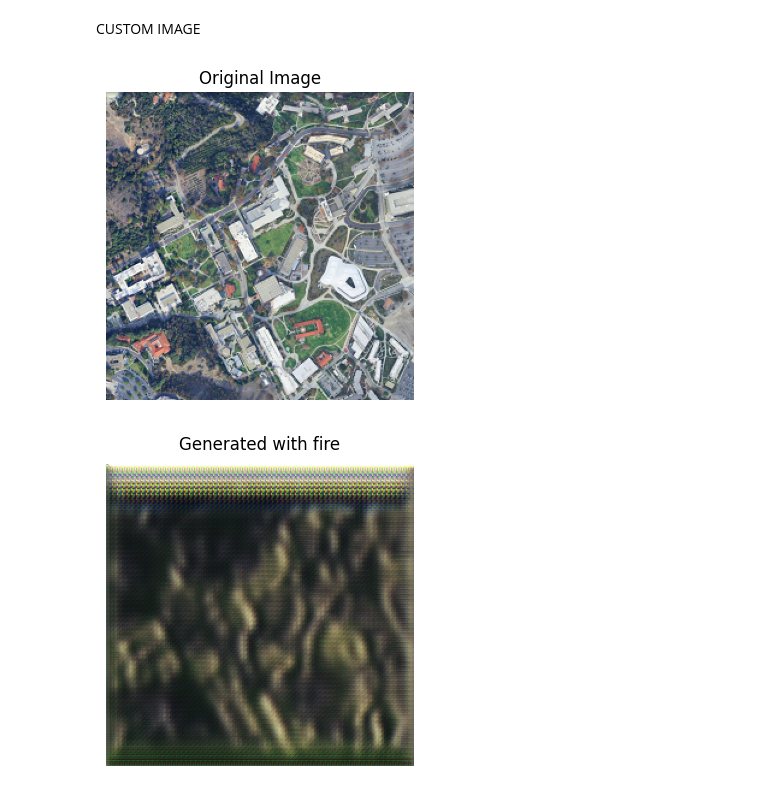
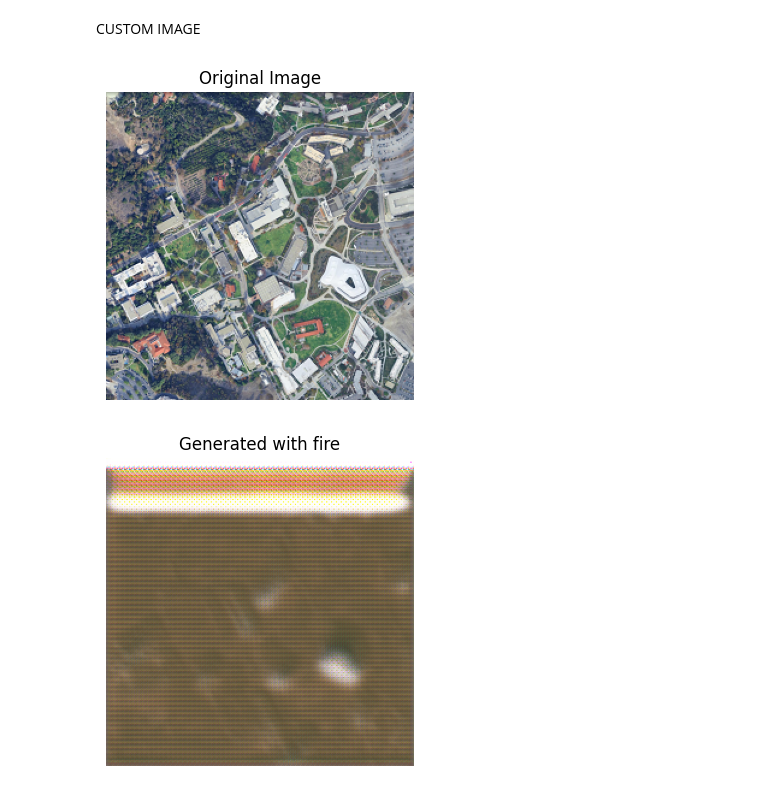
Before and after one commit to p-vinh/Disaster-Scenario-Sim, a Jupyter notebook: model/starGAN.ipynb, the cells around one changed output. Saved outputs shown, nothing was run; the diff lists cells and outputs as text; code cells hidden in the pictures.

```diff
--- a/model/starGAN.ipynb
+++ b/model/starGAN.ipynb
@@ -524,7 +549,7 @@ import glob
 import torchvision.utils as vutils
 
 
-latest_ckpt = "/home/vinnie/Disaster-Scenario-Sim/model/checkpoints/ckpt_epoch30.pt"
+latest_ckpt = "/home/vinnie/Disaster-Scenario-Sim/model/checkpoints/ckpt_epoch70.pt"
 print(f"Loading checkpoint: {latest_ckpt}")
 ckpt = torch.load(latest_ckpt, map_location=device)
 attr_list = list(range(attr_dim))
@@ -675,7 +710,7 @@ from PIL import Image
 import torchvision.transforms as T
 
 # 1) load & preprocess your image
-img_path = "test.png"
+img_path = "cpp.png"
 img = Image.open(img_path).convert("RGB")
 prep = T.Compose([
     T.Resize(256),            # or T.CenterCrop(256) if already >256
@@ -683,31 +718,31 @@ prep = T.Compose([
     T.ToTensor(),
     T.Normalize((0.5,0.5,0.5),
                 (0.5,0.5,0.5))
 ])
 x = prep(img).unsqueeze(0).to(device)  # shape [1,3,256,256]
 
 # 2) pick a target attribute c (tensor of shape [1])
 #    here we pick attribute index 3 for example
 c = torch.tensor([1], dtype=torch.long, device=device)
 
 # 3) run through G
 with torch.no_grad():
     out = G(x, c).cpu()
 
 out_img = denorm(out[0]).permute(1,2,0).numpy()
 
 plt.figure(figsize=(4,4))
 plt.imshow(denorm(x[0]).cpu().permute(1, 2, 0).numpy())
 plt.axis("off")
 plt.title("Original Image")
 plt.show()
 
 
 plt.figure(figsize=(4,4))
 plt.imshow(out_img)
 plt.axis("off")
 plt.title(f"Generated with {idx2type[c.item()]}")
 plt.show()
 # %% [output]
 [figure]
-[figure, old version]
+[figure, new version]
```
Also changed, not shown: parts of 9 cells of this notebook, 27 other files.
